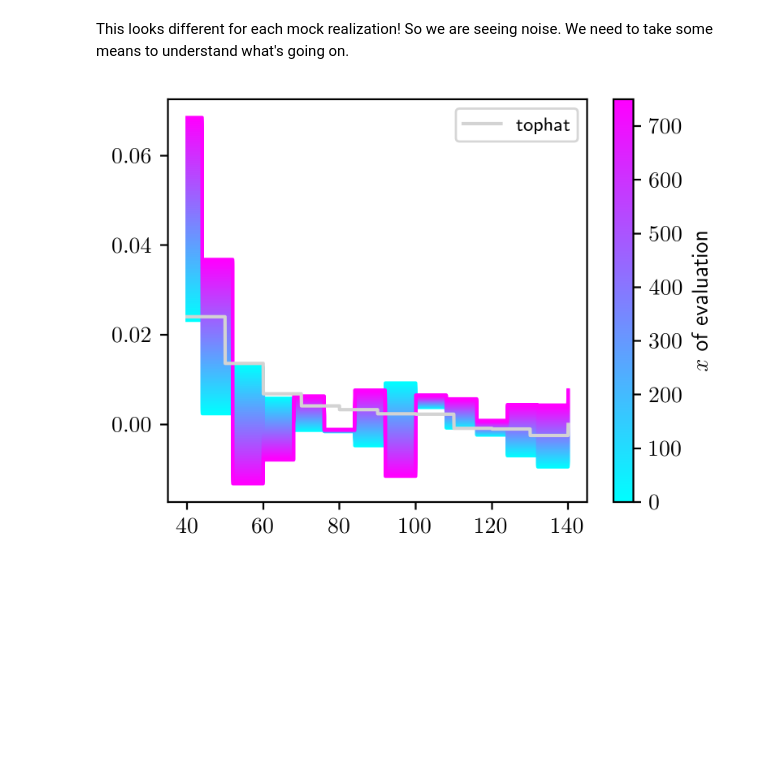
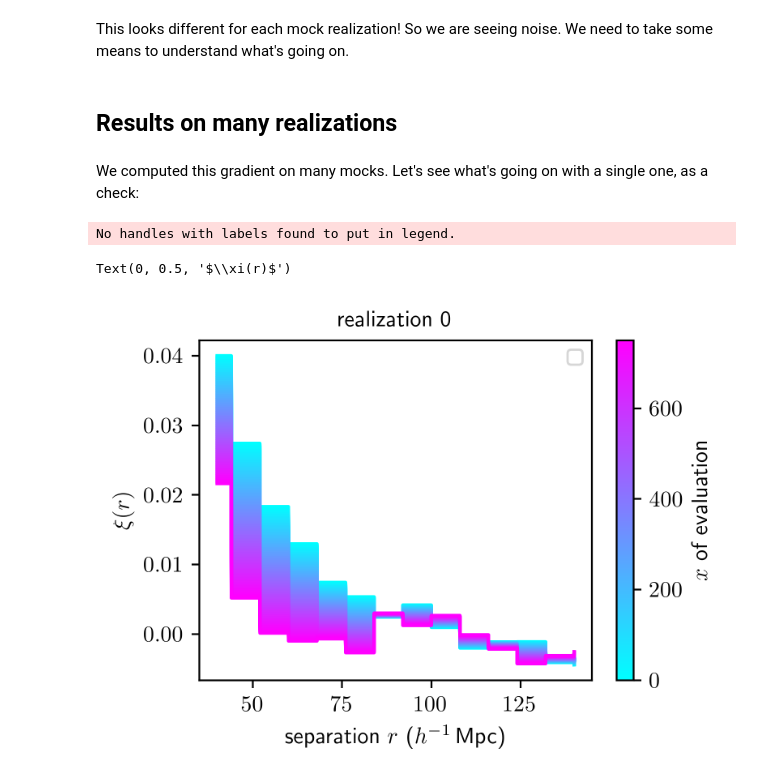
Before and after one commit to kstoreyf/continuous-estimator, a Jupyter notebook: code/gradient_2021-01-18.ipynb, the cells around one changed output. Saved outputs shown, nothing was run; the diff lists cells and outputs as text; code cells hidden in the pictures; blank space fills up the shorter version.

```diff
--- a/code/gradient_2021-01-18.ipynb
+++ b/code/gradient_2021-01-18.ipynb
@@ -174,3 +141,2 @@ RR: [ 1.77404540e+07  2.64760900e+07  3.69214000e+07  4.91463820e+07
 # %%
-amps = compute_amps(nprojbins, nd, nd, nr, nr, dd_proj, dr_proj, dr_proj, rr_proj, qq_proj)
-print(amps)
+amps_proj = compute_amps(nprojbins, nd, nd, nr, nr, dd_proj, dr_proj, dr_proj, rr_proj, qq_proj)
@@ -260,13 +156,22 @@ cmap = matplotlib.cm.get_cmap('cool')
 for i, loc in enumerate(locs):
     weights1 = np.array([1.0, loc, 375.0, 375.0])
     weights2 = np.array([1.0, loc, 375.0, 375.0])
-    xi_loc = evaluate_xi(amps, r_fine, proj_type, rbins=r_edges, projfn=projfn,
+    xi_loc = evaluate_xi(amps_proj, r_fine, proj_type, rbins=r_edges, projfn=projfn,
                      weights1=weights1, weights2=weights2, weight_type=weight_type)
+    plt.plot(r_fine, xi_loc, color=cmap(locs_norm(loc)))
 
-    p = plt.plot(r_fine, xi_loc, color=cmap(locs_norm(loc)))
+weights1 = np.array([1.0, 375.0, 375.0, 375.0])
+weights2 = np.array([1.0, 375.0, 375.0, 375.0])
+xi_375 = evaluate_xi(amps_proj, r_fine, proj_type, rbins=r_edges, projfn=projfn,
+                 weights1=weights1, weights2=weights2, weight_type=weight_type)
+plt.plot(r_fine, xi_375, color='lightgrey', label='gradient at pivot point')
 
-plt.plot(r_fine, xi_top, label='tophat', ls='-', color='lightgrey')
+plt.plot(r_fine, xi_top, label='tophat', ls=':', color='blue')
 plt.legend(loc='upper right')
 sm = plt.cm.ScalarMappable(cmap=cmap, norm=locs_norm)
 plt.colorbar(sm, label=r'$x$ of evaluation')
+
+plt.title("realization 1")
+ax.set_xlabel(r'separation $r$ ($h^{-1}\,$Mpc)')
+ax.set_ylabel(r'$\xi(r)$')
 # %% [output]
@@ -278,40 +187,49 @@ The magnitude of each bin is the magnitude of the amplitude value associated wit
 The $x$-dependent amplitudes are the relative strength of clustering at that $x$ value. Galaxy pairs with larger $x$ locations will contribute a larger amount to that amplitude, while if they have an $x$ location near the pivot point, they will only contribute a small amount. The same goes for small $x$ locations. Thus if there were no gradient in the $x$ direction, we would expect small amplitudes that tell us there aren't disproportionately more large- or small-$x$ galaxies at a given separation scale.
 # %% [markdown]
 This looks different for each mock realization! So we are seeing noise. We need to take some means to understand what's going on.
+# %% [markdown]
+## Results on many realizations
+# %% [markdown]
+We computed this gradient on many mocks. Let's see what's going on with a single one, as a check:
 # %%
 proj = 'gradient'
 binwidth = 8
-cf_tag = f"_{proj}_top_bw{binwidth}"
-realizations = range(1)
+cf_tag = f"_{proj}_top_bw{binwidth}_nonperiodic"
+Nr = 1
 
 qq_tag = '_qqnum'
-cat_tag = '_L750_n5e-5_z057_patchy'
+cat_tag = '_L750_n2e-4_z057_patchy'
 result_dir = f'../results/results_lognormal{cat_tag}'
-for Nr in realizations:
-    results_fn = f'{result_dir}/cf{cf_tag}{qq_tag}{cat_tag}_rlz{Nr}.npy'
-    r, xi, amps, proj, extra_dict = np.load(results_fn, allow_pickle=True)
-    r_edges = extra_dict['r_edges']
+results_fn = f'{result_dir}/cf{cf_tag}{qq_tag}{cat_tag}_rlz{Nr}.npy'
+r, xi, amps, proj, extra_dict = np.load(results_fn, allow_pickle=True)
+r_edges_mocks = extra_dict['r_edges']
 
-    fig = plt.figure()
-    ax = plt.gca()
+fig = plt.figure()
+ax = plt.gca()
 
-    nlocs = 100
-    loc_min = 0.0
-    loc_max = 750.0
-    locs = np.linspace(loc_min, loc_max, nlocs)
-    locs_norm = matplotlib.colors.Normalize(vmin=loc_min, vmax=loc_max)
-    cmap = matplotlib.cm.get_cmap('cool')
+nlocs = 100
+loc_min = 0.0
+loc_max = 750.0
+locs = np.linspace(loc_min, loc_max, nlocs)
+locs_norm = matplotlib.colors.Normalize(vmin=loc_min, vmax=loc_max)
+cmap = matplotlib.cm.get_cmap('cool')
 
-    for i, loc in enumerate(locs):
-        weights1 = np.array([1.0, loc, 375.0, 375.0])
-        weights2 = np.array([1.0, loc, 375.0, 375.0])
-        xi_loc = evaluate_xi(amps, r_fine, proj_type, rbins=r_edges, projfn=projfn,
-                         weights1=weights1, weights2=weights2, weight_type=weight_type)
+for i, loc in enumerate(locs):
+    weights1 = np.array([1.0, loc, 375.0, 375.0])
+    weights2 = np.array([1.0, loc, 375.0, 375.0])
+    xi_loc = evaluate_xi(amps, r_fine, proj_type, rbins=r_edges_mocks, projfn=projfn,
+                     weights1=weights1, weights2=weights2, weight_type=weight_type)
 
-        p = plt.plot(r_fine, xi_loc, color=cmap(locs_norm(loc)))
+    p = plt.plot(r_fine, xi_loc, color=cmap(locs_norm(loc)))
 
-    plt.legend(loc='upper right')
-    sm = plt.cm.ScalarMappable(cmap=cmap, norm=locs_norm)
-    plt.colorbar(sm, label=r'$x$ of evaluation')
+plt.legend(loc='upper right')
+sm = plt.cm.ScalarMappable(cmap=cmap, norm=locs_norm)
+plt.colorbar(sm, label=r'$x$ of evaluation')
+
+plt.title("realization 0")
+ax.set_xlabel(r'separation $r$ ($h^{-1}\,$Mpc)')
+ax.set_ylabel(r'$\xi(r)$')
 # %% [output]
+No handles with labels found to put in legend.
+Text(0, 0.5, '$\\xi(r)$')
-[figure, old version]
+[figure, new version]
```
Also changed, not shown: parts of 75 cells of this notebook, 1 other file.
